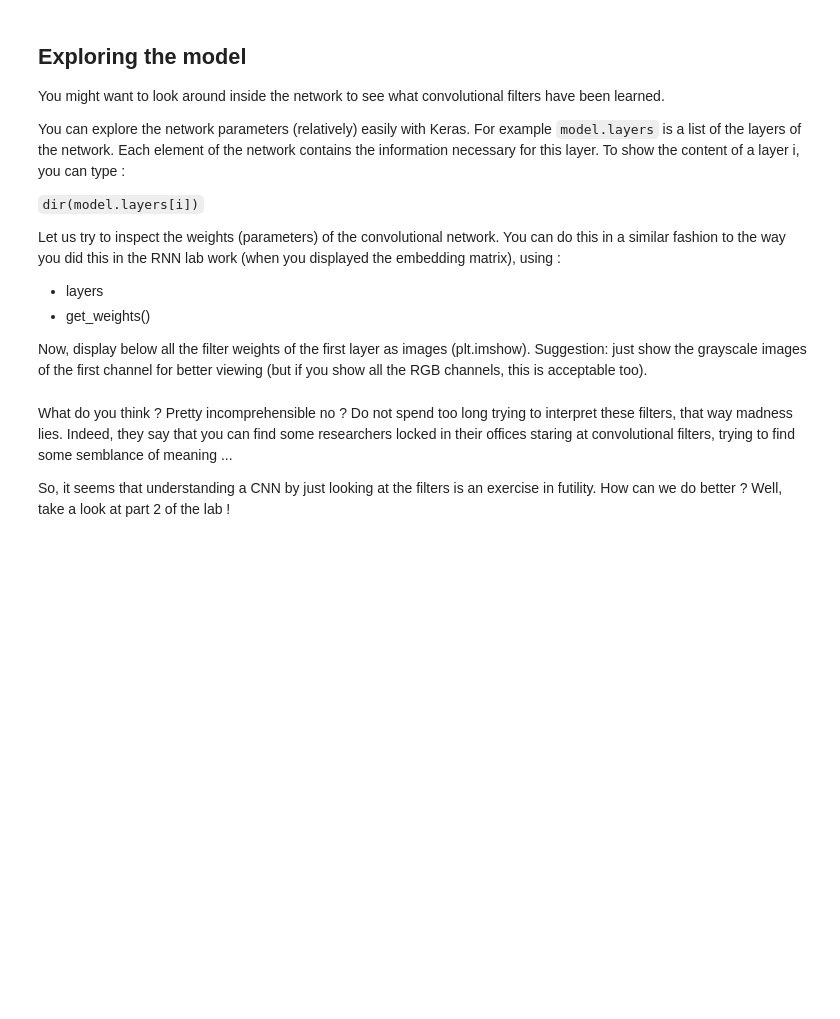
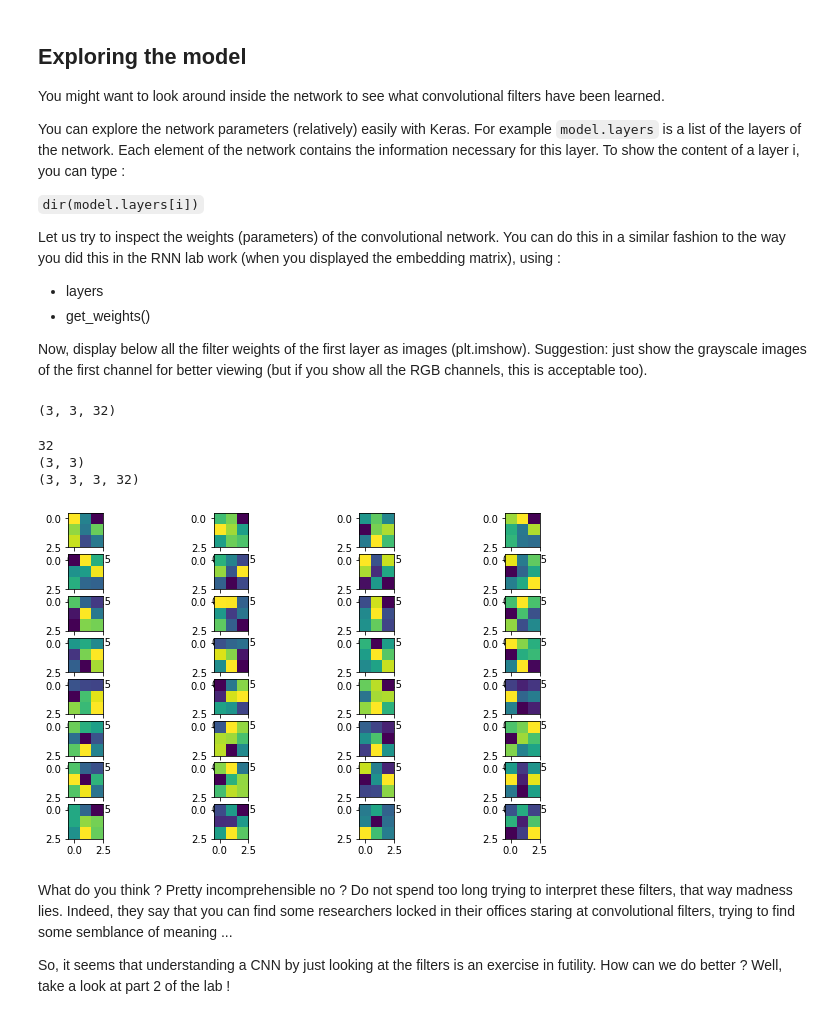
Before and after one commit to Bourhano/TelecomParis, a Jupyter notebook: DeepLearning1/3-CNN/tp_deep_learning_cnn_part_1_for_students.ipynb, the cells around one changed output. Drawn from its saved outputs; the diff is of its cells as text; code cells hidden in the pictures; blank space fills up the shorter version.

```diff
--- a/DeepLearning1/3-CNN/tp_deep_learning_cnn_part_1_for_students.ipynb
+++ b/DeepLearning1/3-CNN/tp_deep_learning_cnn_part_1_for_students.ipynb
@@ -319,0 +358,4 @@ model = ...
+# %%
+img_size = (img_rows, img_cols, n_h_0)
+
+img_size
@@ -320,2 +364,34 @@ model = ...
+# %%
+# --- START CODE HERE
+
+model = Sequential(name="CIFAR10")
+
+model.add(Conv2D(filters=n_h_1,
+                 kernel_size=kernel_size,
+                 input_shape=img_size,
+                 strides=(1,1),
+                 padding='same',
+                 activation='relu',
+                 name='Conv1'))
+
+model.add(Conv2D(filters=n_h_2,
+                 kernel_size=kernel_size,
+                 strides=(1,1),
+                 padding='same',
+                 activation='relu',
+                 name='Conv2'))
+model.add(MaxPooling2D(pool_size=pool_size, strides=pool_size))
+
+model.add(Conv2D(filters=n_h_3,
+                 kernel_size=kernel_size,
+                 strides=(1,1),
+                 padding='same',
+                 activation='relu',
+                 name='Conv3'))
+model.add(MaxPooling2D(pool_size=pool_size, strides=pool_size))
+
+model.add(Flatten())
+model.add(Dense(nb_classes, activation='softmax'))
+# --- END CODE HERE
 # %% [markdown]
 Again, compile, display and train the model
@@ -325,0 +398,6 @@ Again, compile, display and train the model
+# %%
+# START CODE HERE
+model.compile(optimizer=optimizers.Adam(learning_rate=learning_rate), loss='categorical_crossentropy', metrics=['accuracy'])
+model.summary()
+model.fit(X_train, Y_train, epochs=n_epochs, batch_size=batch_size)
+# END CODE HERE
@@ -366,14 +468,23 @@ Let us try to inspect the weights (parameters) of the convolutional network. You
 - get_weights()
 
 Now, display below all the filter weights of the first layer as images (plt.imshow). Suggestion: just show the grayscale images of the first channel for better viewing (but if you show all the RGB channels, this is acceptable too).
+# %%
+.shape
+# %% [output]
+(3, 3, 32)
 # %%
 print(model.layers[0].filters)
 print(model.layers[0].kernel_size)
 print(model.layers[0].get_weights()[0].shape)
 plt.figure(figsize=(10, 6))
 for num in range(0,32):
     plt.subplot(8, 4, num+1)
-    plt.imshow(...) # FILL IN CODE
+    plt.imshow(np.mean(model.layers[0].get_weights()[0], axis=2)[:,:,num]) # FILL IN CODE
+# %% [output]
+32
+(3, 3)
+(3, 3, 3, 32)
+[figure, added]
 # %% [markdown]
 What do you think ? Pretty incomprehensible no ? Do not spend too long trying to interpret these filters, that way madness lies. Indeed, they say that you can find some researchers locked in their offices staring at convolutional filters, trying to find some semblance of meaning ...
 
```
Also changed, not shown: parts of 15 cells of this notebook, 24 other files.
